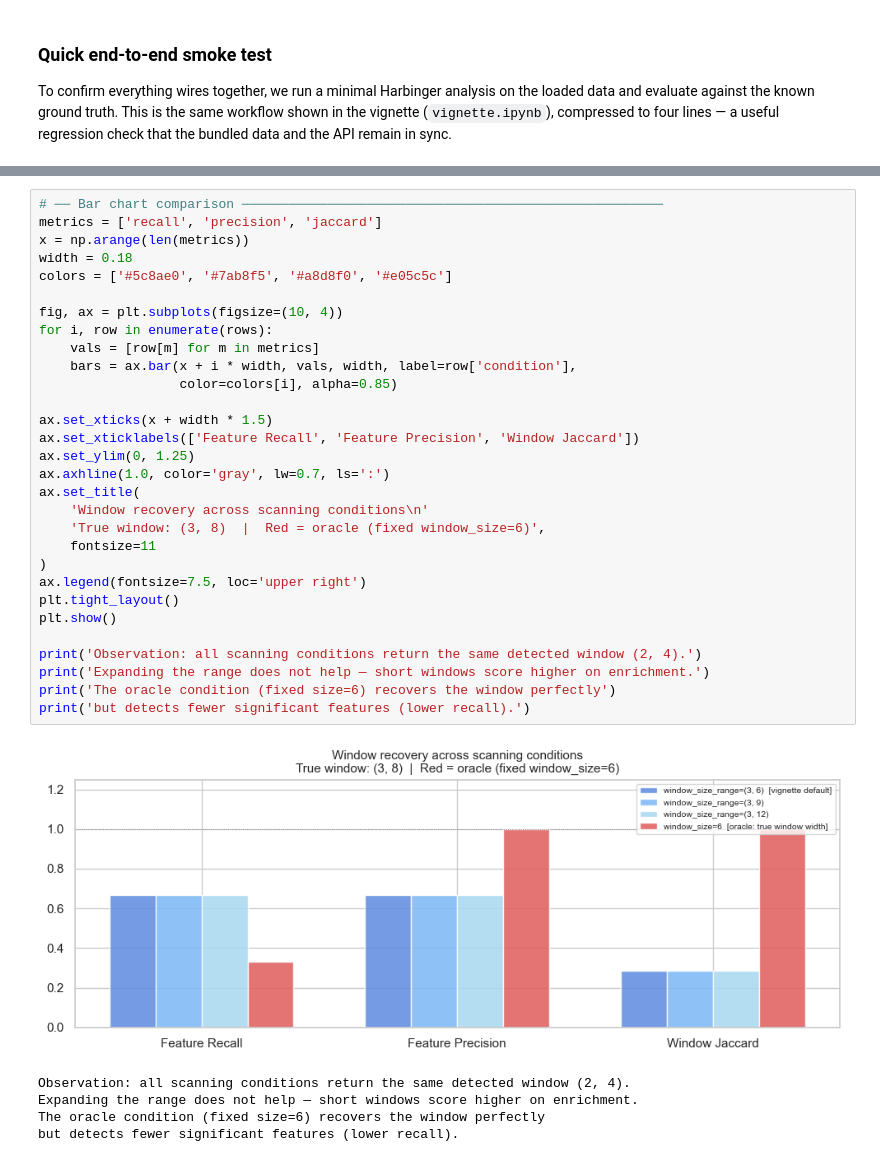
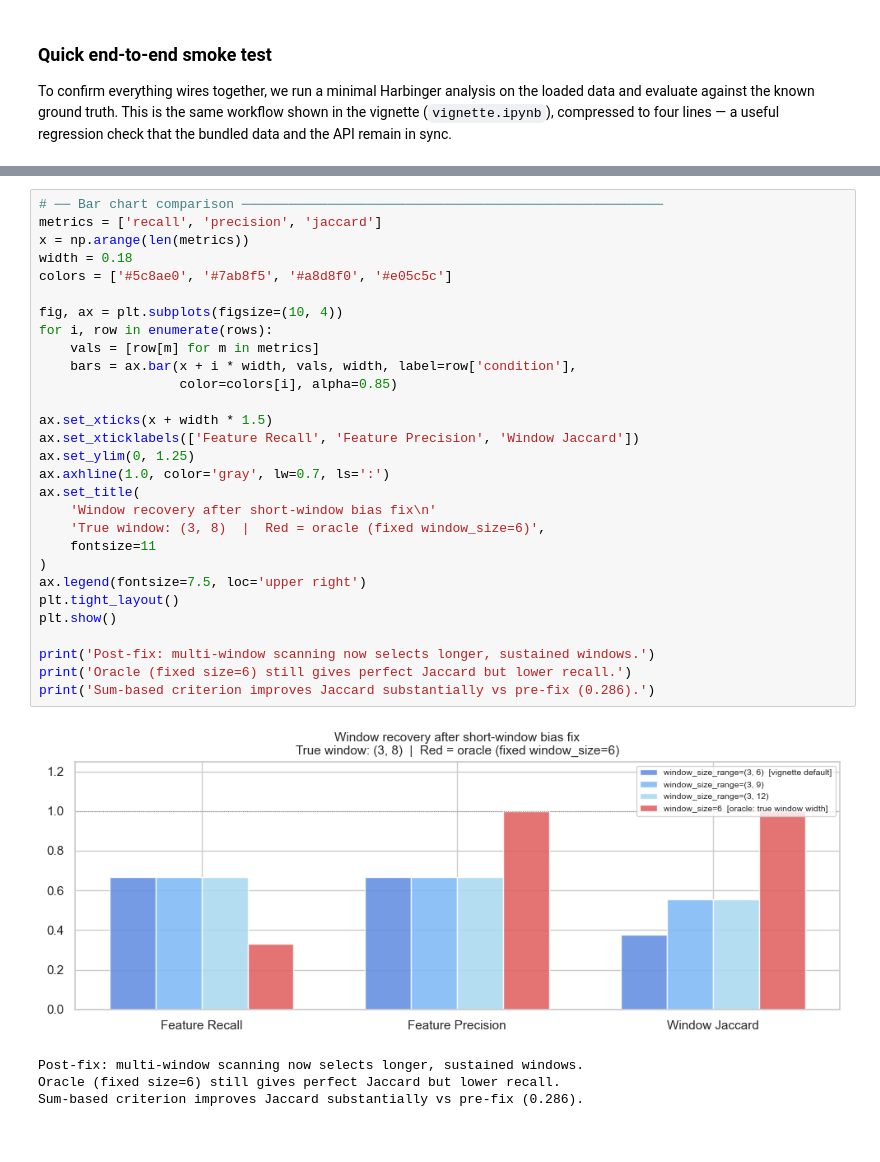
Before and after one commit to cbumby17/TEMPO, a Jupyter notebook: dev_notebook.ipynb, the cells around one changed output, grey strips where cells are left out. Drawn from its saved outputs; the diff is of its cells as text.

```diff
--- a/dev_notebook.ipynb
+++ b/dev_notebook.ipynb
@@ -1050,36 +1045,34 @@ window_size=6  [oracle: true window width]
 # %%
 # ── Bar chart comparison ──────────────────────────────────────────────────────
 metrics = ['recall', 'precision', 'jaccard']
 x = np.arange(len(metrics))
 width = 0.18
 colors = ['#5c8ae0', '#7ab8f5', '#a8d8f0', '#e05c5c']
 
 fig, ax = plt.subplots(figsize=(10, 4))
 for i, row in enumerate(rows):
     vals = [row[m] for m in metrics]
     bars = ax.bar(x + i * width, vals, width, label=row['condition'],
                   color=colors[i], alpha=0.85)
 
 ax.set_xticks(x + width * 1.5)
 ax.set_xticklabels(['Feature Recall', 'Feature Precision', 'Window Jaccard'])
 ax.set_ylim(0, 1.25)
 ax.axhline(1.0, color='gray', lw=0.7, ls=':')
 ax.set_title(
-    'Window recovery across scanning conditions\n'
+    'Window recovery after short-window bias fix\n'
     'True window: (3, 8)  |  Red = oracle (fixed window_size=6)',
     fontsize=11
 )
 ax.legend(fontsize=7.5, loc='upper right')
 plt.tight_layout()
 plt.show()
 
-print('Observation: all scanning conditions return the same detected window (2, 4).')
-print('Expanding the range does not help — short windows score higher on enrichment.')
-print('The oracle condition (fixed size=6) recovers the window perfectly')
-print('but detects fewer significant features (lower recall).')
+print('Post-fix: multi-window scanning now selects longer, sustained windows.')
+print('Oracle (fixed size=6) still gives perfect Jaccard but lower recall.')
+print('Sum-based criterion improves Jaccard substantially vs pre-fix (0.286).')
 # %% [output]
-[figure, old version]
+[figure, new version]
-Observation: all scanning conditions return the same detected window (2, 4).
-Expanding the range does not help — short windows score higher on enrichment.
-The oracle condition (fixed size=6) recovers the window perfectly
-but detects fewer significant features (lower recall).
+Post-fix: multi-window scanning now selects longer, sustained windows.
+Oracle (fixed size=6) still gives perfect Jaccard but lower recall.
+Sum-based criterion improves Jaccard substantially vs pre-fix (0.286).
```
Also changed, not shown: parts of 6 cells of this notebook, 3 other files.
